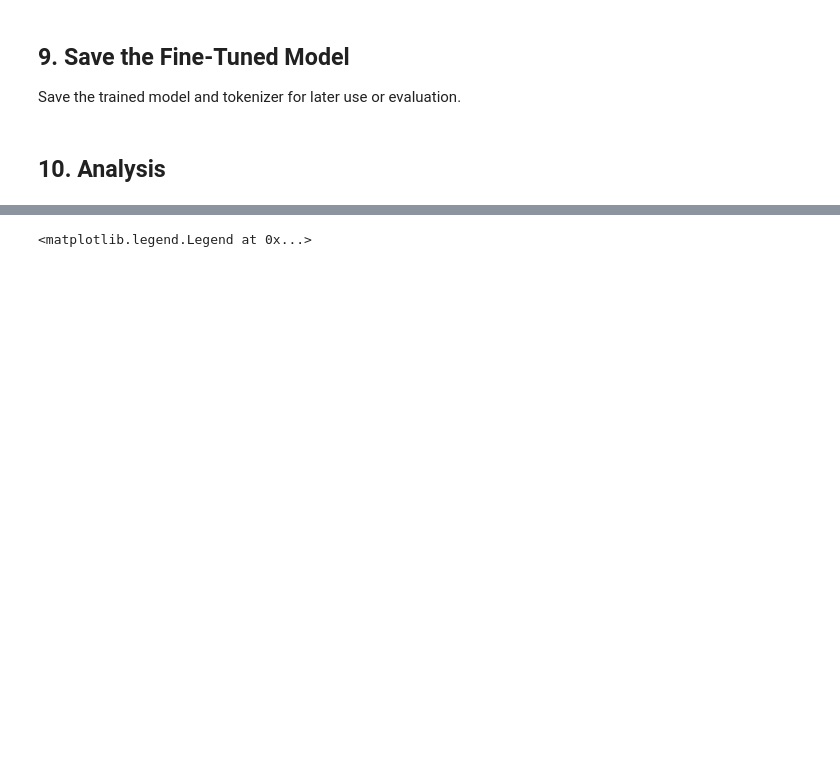
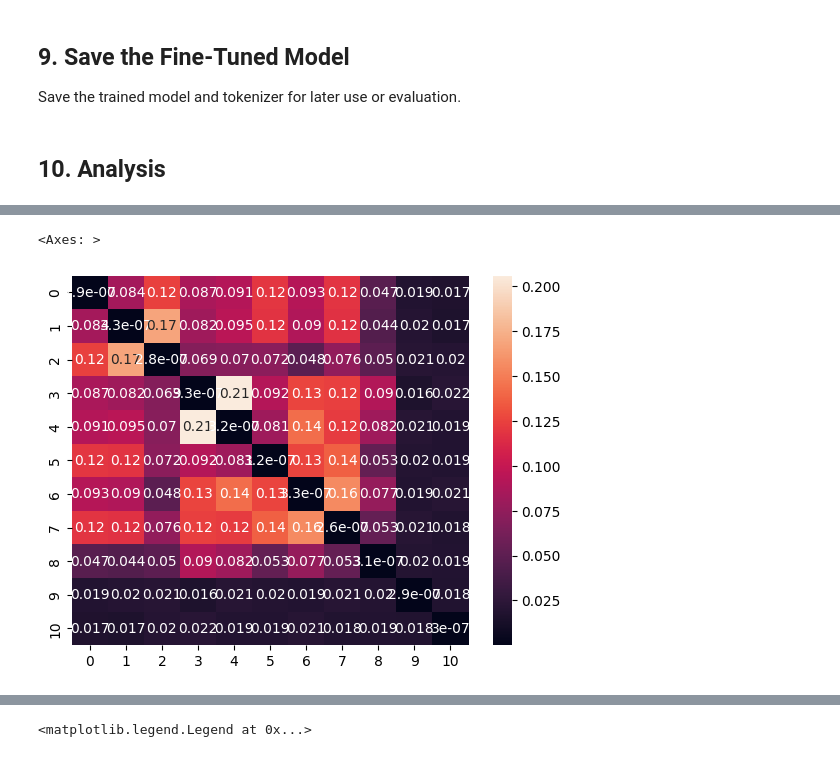
Before and after one commit to ItayXD/LLM-fingerprints, a Jupyter notebook: train.ipynb, the cells around one changed output, grey strips where cells are left out. Cells and saved outputs as stored; diff of their text form; code cells hidden in the pictures; blank space fills up the shorter version.

```diff
--- a/train.ipynb
+++ b/train.ipynb
@@ -398,0 +386,9 @@ plt.legend()
+# %%
+std_sim = torch.zeros((len(data), len(data)))
+for i in range(len(data)):
+    for j in range(len(data)):
+        std_sim[i,j] = similarity[i,j,:].std()
+sns.heatmap(std_sim, annot=True)
+# %% [output]
+<Axes: >
+[figure, added]
```
Also changed, not shown: parts of 20 cells of this notebook.
